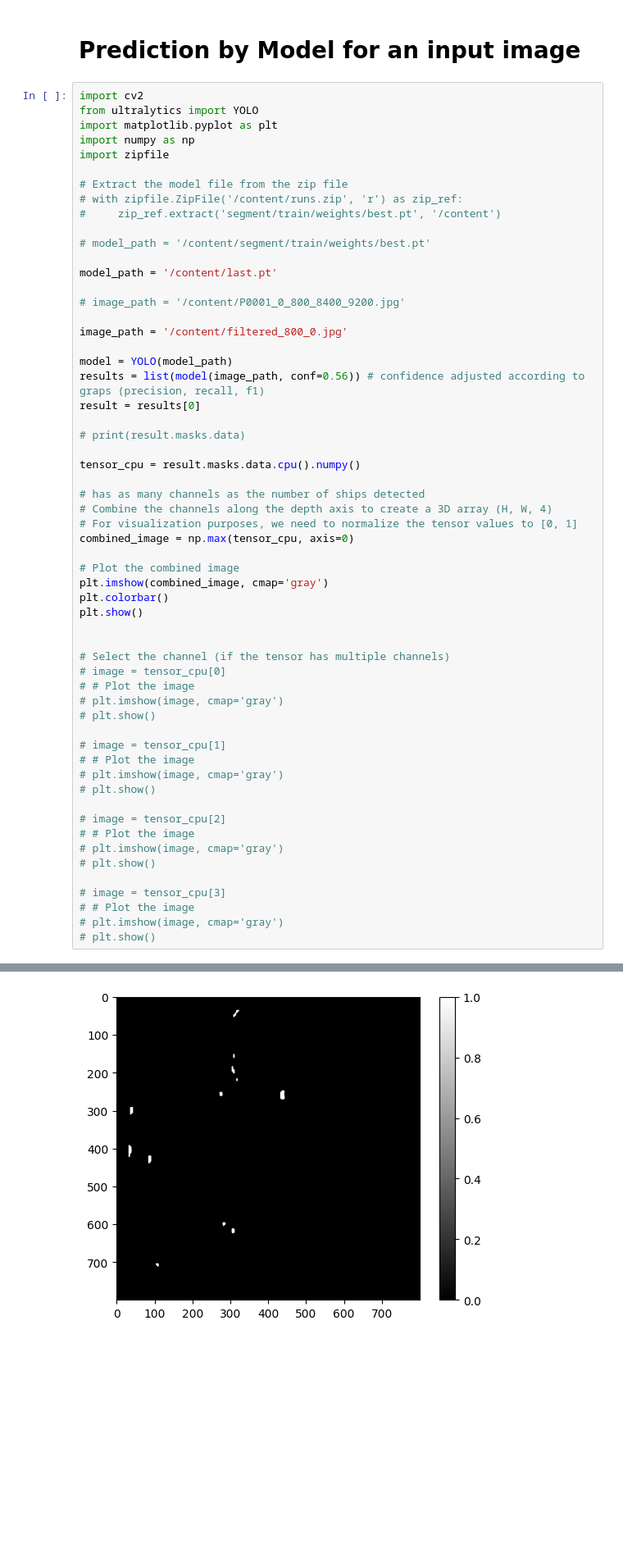
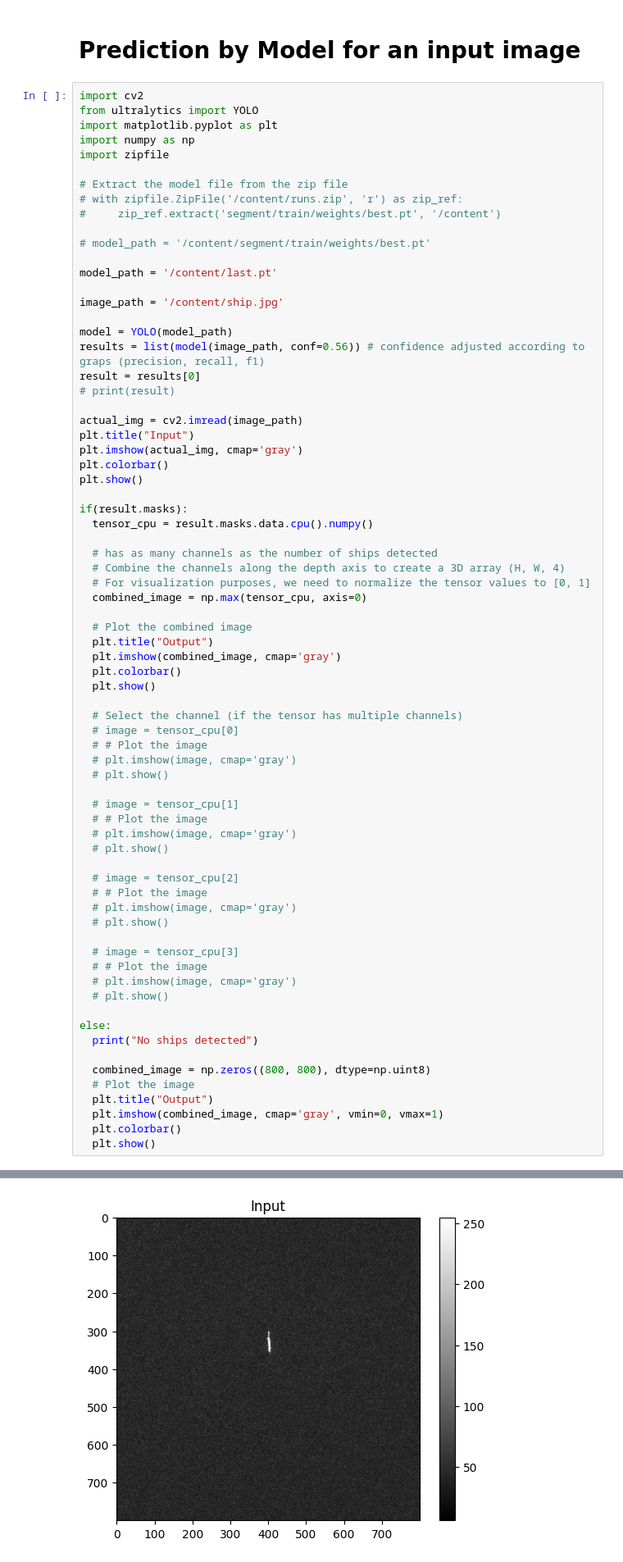
Before and after one commit to medha2716/image-seg-ship-detection, a Jupyter notebook: yolo_v8_model.ipynb, the cells around one changed output, grey strips where cells are left out. Shown at 82% size. Saved outputs shown, nothing was run; the diff lists cells and outputs as text; blank space fills up the shorter version.

```diff
--- a/yolo_v8_model.ipynb
+++ b/yolo_v8_model.ipynb
@@ -254,47 +254,61 @@ import zipfile
 
 model_path = '/content/last.pt'
 
-# image_path = '/content/P0001_0_800_8400_9200.jpg'
-
-image_path = '/content/filtered_800_0.jpg'
+image_path = '/content/ship.jpg'
 
 model = YOLO(model_path)
 results = list(model(image_path, conf=0.56)) # confidence adjusted according to graps (precision, recall, f1)
 result = results[0]
+# print(result)
 
-# print(result.masks.data)
-
-tensor_cpu = result.masks.data.cpu().numpy()
-
-# has as many channels as the number of ships detected
-# Combine the channels along the depth axis to create a 3D array (H, W, 4)
-# For visualization purposes, we need to normalize the tensor values to [0, 1]
-combined_image = np.max(tensor_cpu, axis=0)
-
-# Plot the combined image
-plt.imshow(combined_image, cmap='gray')
+actual_img = cv2.imread(image_path)
+plt.title("Input")
+plt.imshow(actual_img, cmap='gray')
 plt.colorbar()
 plt.show()
 
+if(result.masks):
+  tensor_cpu = result.masks.data.cpu().numpy()
 
-# Select the channel (if the tensor has multiple channels)
-# image = tensor_cpu[0]
-# # Plot the image
-# plt.imshow(image, cmap='gray')
-# plt.show()
+  # has as many channels as the number of ships detected
+  # Combine the channels along the depth axis to create a 3D array (H, W, 4)
+  # For visualization purposes, we need to normalize the tensor values to [0, 1]
+  combined_image = np.max(tensor_cpu, axis=0)
 
-# image = tensor_cpu[1]
-# # Plot the image
-# plt.imshow(image, cmap='gray')
-# plt.show()
+  # Plot the combined image
+  plt.title("Output")
+  plt.imshow(combined_image, cmap='gray')
+  plt.colorbar()
+  plt.show()
 
-# image = tensor_cpu[2]
-# # Plot the image
-# plt.imshow(image, cmap='gray')
-# plt.show()
+  # Select the channel (if the tensor has multiple channels)
+  # image = tensor_cpu[0]
+  # # Plot the image
+  # plt.imshow(image, cmap='gray')
+  # plt.show()
 
-# image = tensor_cpu[3]
-# # Plot the image
-# plt.imshow(image, cmap='gray')
-# plt.show()
+  # image = tensor_cpu[1]
+  # # Plot the image
+  # plt.imshow(image, cmap='gray')
+  # plt.show()
+
+  # image = tensor_cpu[2]
+  # # Plot the image
+  # plt.imshow(image, cmap='gray')
+  # plt.show()
+
+  # image = tensor_cpu[3]
+  # # Plot the image
+  # plt.imshow(image, cmap='gray')
+  # plt.show()
+
+else:
+  print("No ships detected")
+
+  combined_image = np.zeros((800, 800), dtype=np.uint8)
+  # Plot the image
+  plt.title("Output")
+  plt.imshow(combined_image, cmap='gray', vmin=0, vmax=1)
+  plt.colorbar()
+  plt.show()
 # %% [output]
@@ -303 +317 @@ Speed: 22.0ms preprocess, 994.4ms inference, 158.3ms postprocess per image at sh
-[figure, old version]
+[figure, new version]
```
Also changed, not shown: parts of 1 cell of this notebook.
